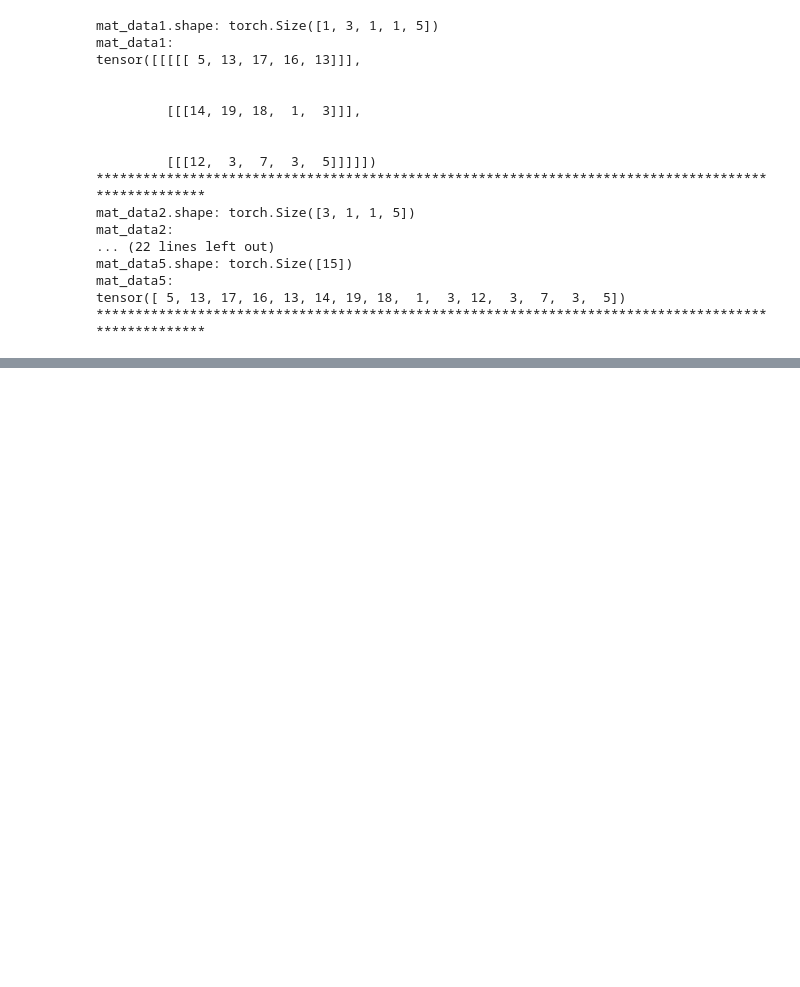
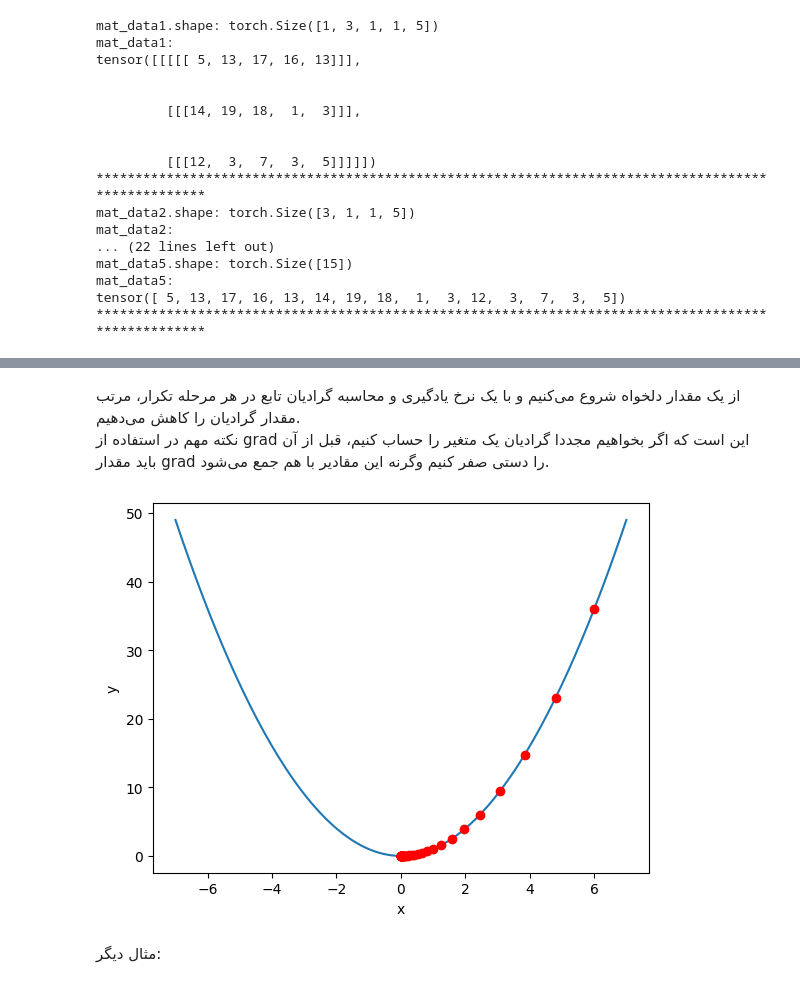
Before and after one commit to aghababaei-alireza/AI_Darsman, a Jupyter notebook: Semester 6 - Deep Learning/Learn/Part2-PyTorchLibrary.ipynb, the cells around one changed output, grey strips where cells are left out. Drawn from its saved outputs; the diff is of its cells as text; code cells hidden in the pictures; blank space fills up the shorter version.

```diff
--- a/Semester 6 - Deep Learning/Learn/Part2-PyTorchLibrary.ipynb
+++ b/Semester 6 - Deep Learning/Learn/Part2-PyTorchLibrary.ipynb
@@ -1128,4 +1236,30 @@ tensor([ 5, 13, 17, 16, 13, 14, 19, 18,  1,  3, 12,  3,  7,  3,  5])
+# %% [markdown]
+<p style="font-family:B Nazanin" dir="rtl">
+    از یک مقدار دلخواه شروع می‌کنیم و با یک نرخ یادگیری و محاسبه گرادیان تابع در هر مرحله تکرار، مرتب مقدار گرادیان را کاهش می‌دهیم. <br>
+    نکته مهم در استفاده از grad این است که اگر بخواهیم مجددا گرادیان یک متغیر را حساب کنیم، قبل از آن باید مقدار grad را دستی صفر کنیم وگرنه این مقادیر با هم جمع می‌شود.
+</p>
+# %%
+x = torch.tensor(6., requires_grad=True)
+
+N = 50      # iterations
+eta = 0.1   # learning rate
+xDatas = []
+
+for i in range(N):
+    xDatas.append(x.data.item())
+    func(x).backward()
+    x.data -= eta * x.grad
+    x.grad.zero_()
+
+yDatas = [func(torch.tensor(x)).item() for x in xDatas]
+plt.plot(xList, yList)
+plt.scatter(xDatas, yDatas, color='red', label='Gradient Descent Points', zorder=2)
+plt.xlabel('x')
+plt.ylabel('y')
+plt.show()
+# %% [output]
+[figure, added]
 # %% [markdown]
 <p style="font-family:B Nazanin" dir="rtl">
-
+    مثال دیگر:
 </p>
```
Also changed, not shown: parts of 16 cells of this notebook.
